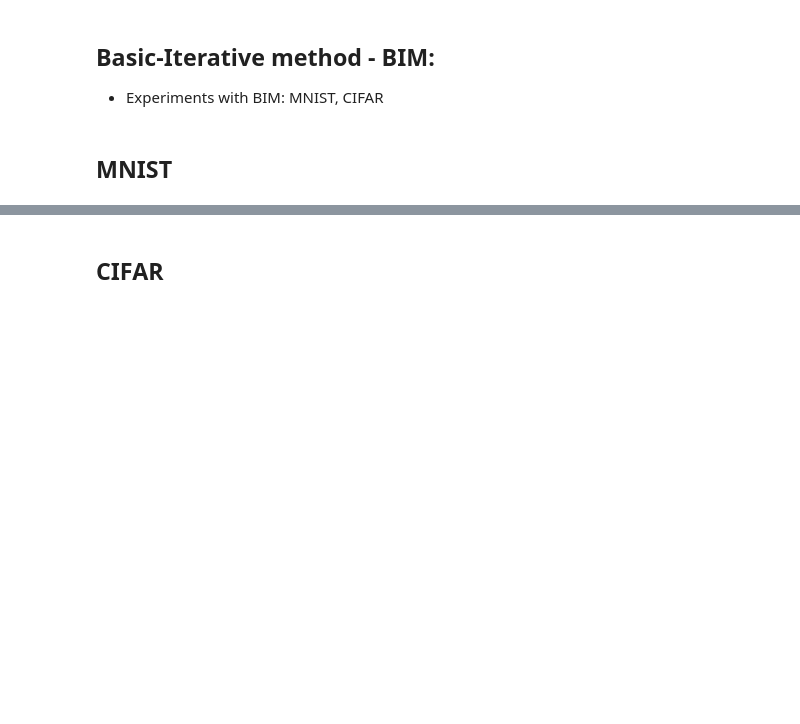
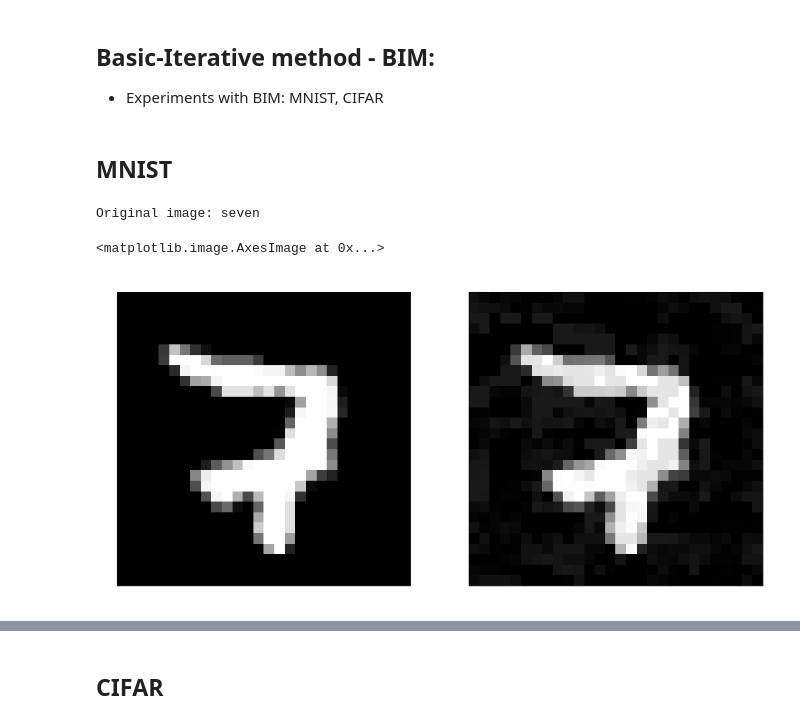
Before and after one commit to Dimanssional/Adversial-Attacks-Methods, a Jupyter notebook: Adversarial_Algorithms/adversarial_experiments.ipynb, the cells around one changed output, grey strips where cells are left out. Drawn from its saved outputs; the diff is of its cells as text; code cells hidden in the pictures; blank space fills up the shorter version.

```diff
--- a/Adversarial_Algorithms/adversarial_experiments.ipynb
+++ b/Adversarial_Algorithms/adversarial_experiments.ipynb
@@ -165,5 +173,20 @@ adv1, pert1 = bim1.adversarial_pattern(image1, true_label=true_label1, alpha=6.,
 # %% [markdown]
 ## MNIST
+# %%
+plt.figure(figsize=(15, 15))
+
+plt.subplot(121)
+plt.title("Initial image")
+plt.imshow(X_test[133].reshape(28, 28), cmap="gray")
+print(f"Original image: {labels[np.argmax(y_test[133])]}")
+
+plt.subplot(122)
+plt.title("Adversarial image")
+plt.imshow(tf.reshape(adv0, (28, 28)), cmap="gray")
+# %% [output]
+Original image: seven
+<matplotlib.image.AxesImage at 0x...>
+[figure, added]
 # %%
 plt.figure(figsize=(15, 15))
 
```
Also changed, not shown: parts of 43 cells of this notebook, 1 other file.
